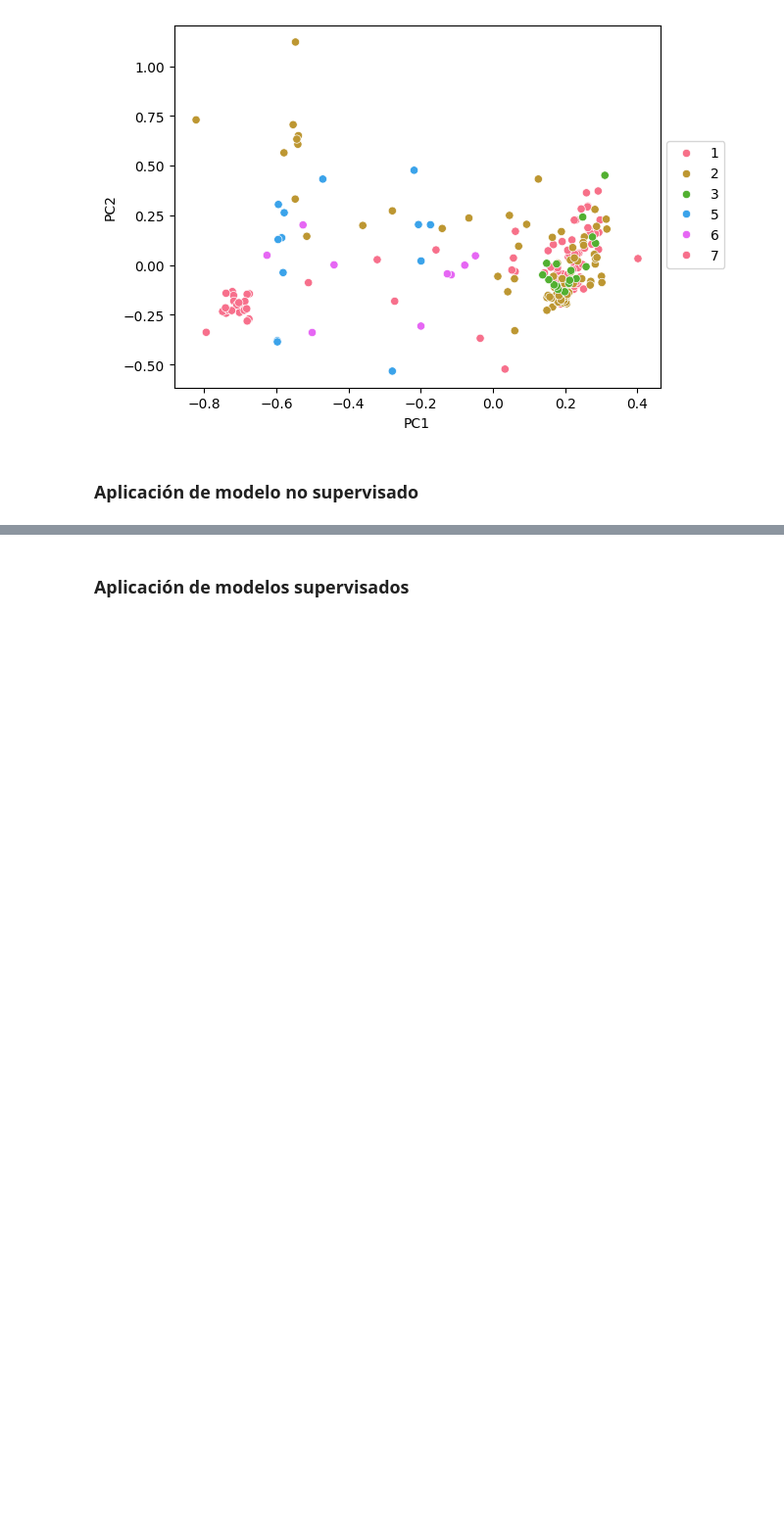
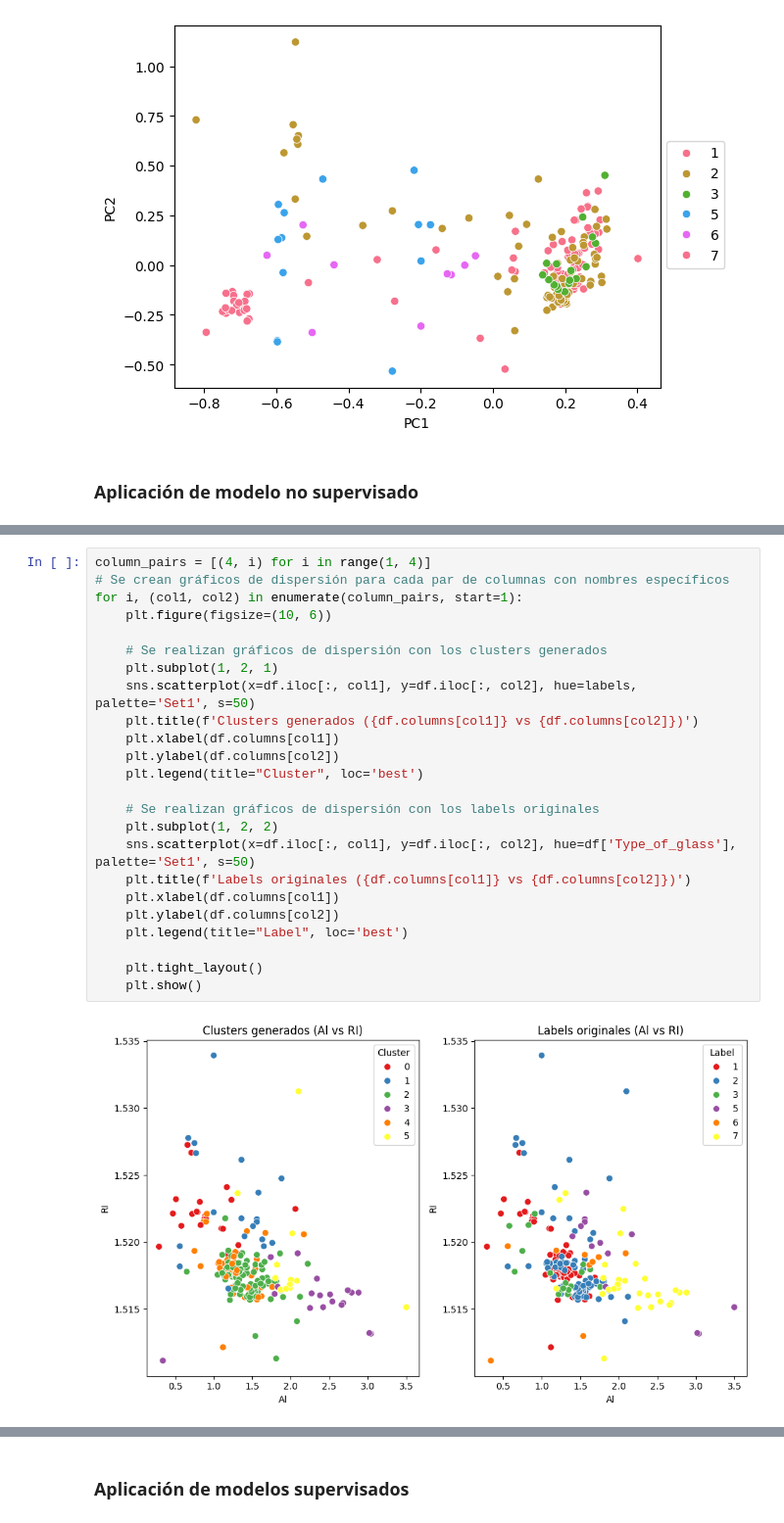
Before and after one commit to gabalvarezmc/MachineLearning_T4, a Jupyter notebook: Trabajo_Final_ML.ipynb, the cells around one changed output, grey strips where cells are left out. Shown at 98% size. Drawn from its saved outputs; the diff is of its cells as text; blank space fills up the shorter version.

```diff
--- a/Trabajo_Final_ML.ipynb
+++ b/Trabajo_Final_ML.ipynb
@@ -284,0 +293,26 @@ plt.show()
+# %%
+column_pairs = [(4, i) for i in range(1, 4)]
+# Se crean gráficos de dispersión para cada par de columnas con nombres específicos
+for i, (col1, col2) in enumerate(column_pairs, start=1):
+    plt.figure(figsize=(10, 6))
+
+    # Se realizan gráficos de dispersión con los clusters generados
+    plt.subplot(1, 2, 1)
+    sns.scatterplot(x=df.iloc[:, col1], y=df.iloc[:, col2], hue=labels, palette='Set1', s=50)
+    plt.title(f'Clusters generados ({df.columns[col1]} vs {df.columns[col2]})')
+    plt.xlabel(df.columns[col1])
+    plt.ylabel(df.columns[col2])
+    plt.legend(title="Cluster", loc='best')
+
+    # Se realizan gráficos de dispersión con los labels originales
+    plt.subplot(1, 2, 2)
+    sns.scatterplot(x=df.iloc[:, col1], y=df.iloc[:, col2], hue=df['Type_of_glass'], palette='Set1', s=50)
+    plt.title(f'Labels originales ({df.columns[col1]} vs {df.columns[col2]})')
+    plt.xlabel(df.columns[col1])
+    plt.ylabel(df.columns[col2])
+    plt.legend(title="Label", loc='best')
+
+    plt.tight_layout()
+    plt.show()
+# %% [output]
+[figure, added]
```
Also changed, not shown: parts of 27 cells of this notebook.
